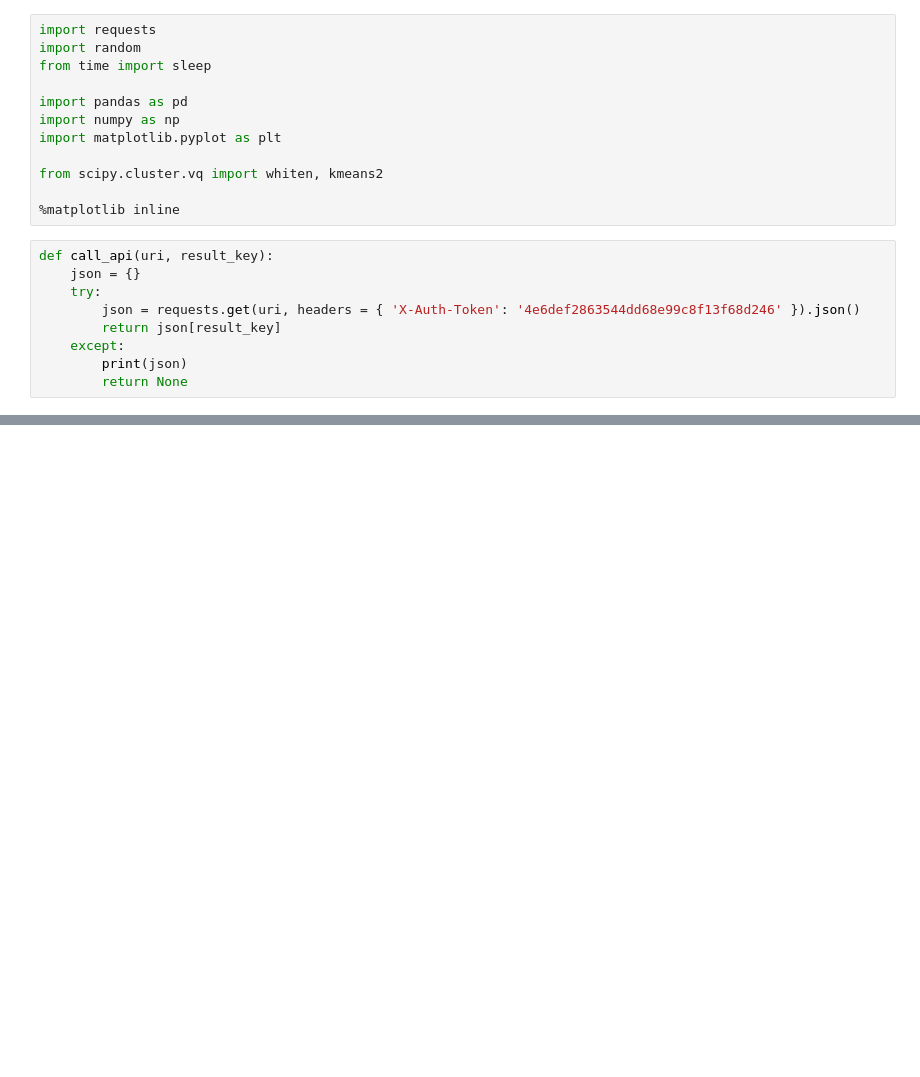
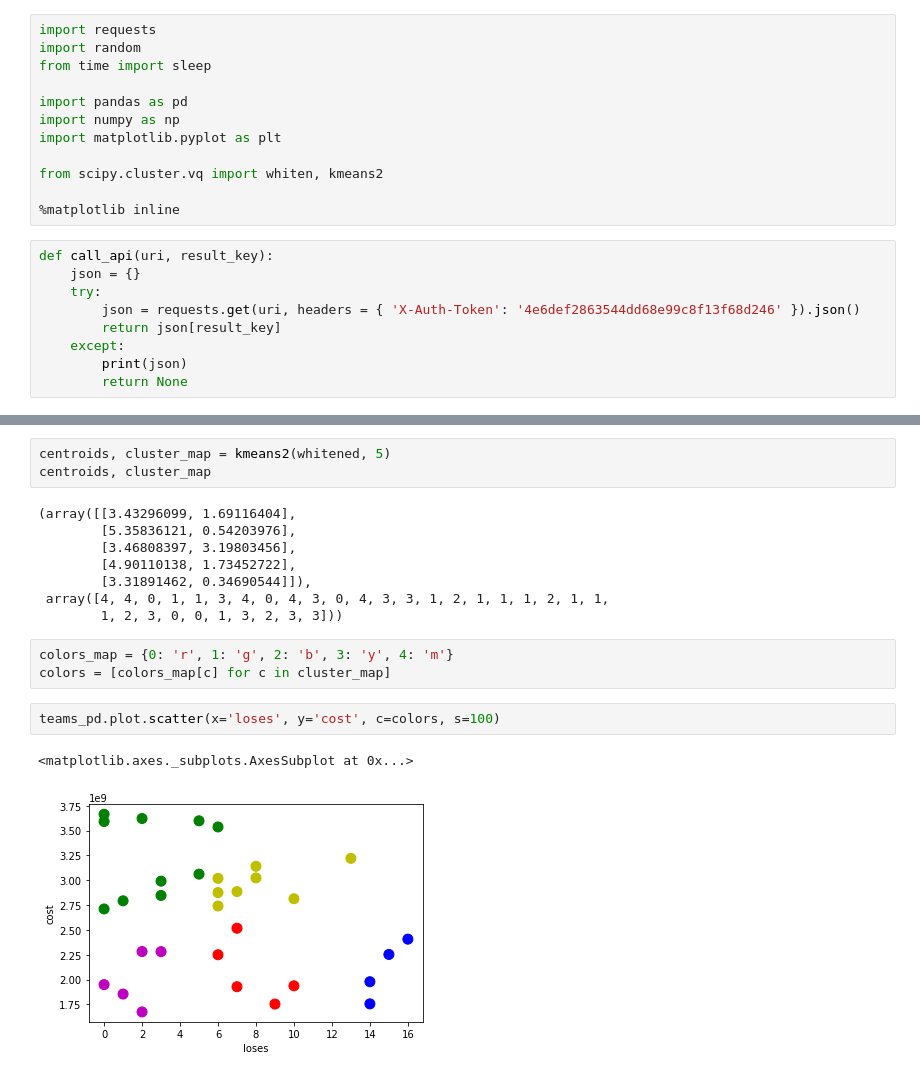
Before and after one commit to dbunina/py_15_4.3, a Jupyter notebook: py_15_4.3.ipynb, the cells around one changed output, grey strips where cells are left out. Drawn from its saved outputs; the diff is of its cells as text; blank space fills up the shorter version.

```diff
--- a/py_15_4.3.ipynb
+++ b/py_15_4.3.ipynb
@@ -87,0 +212,19 @@ Team "AS Monaco FC" costs 1769000000, played 44 games, had 10 loses
+# %%
+centroids, cluster_map = kmeans2(whitened, 5)
+centroids, cluster_map
+# %% [output]
+(array([[3.43296099, 1.69116404],
+        [5.35836121, 0.54203976],
+        [3.46808397, 3.19803456],
+        [4.90110138, 1.73452722],
+        [3.31891462, 0.34690544]]),
+ array([4, 4, 0, 1, 1, 3, 4, 0, 4, 3, 0, 4, 3, 3, 1, 2, 1, 1, 1, 2, 1, 1,
+        1, 2, 3, 0, 0, 1, 3, 2, 3, 3]))
+# %%
+colors_map = {0: 'r', 1: 'g', 2: 'b', 3: 'y', 4: 'm'}
+colors = [colors_map[c] for c in cluster_map]
+# %%
+teams_pd.plot.scatter(x='loses', y='cost', c=colors, s=100)
+# %% [output]
+<matplotlib.axes._subplots.AxesSubplot at 0x...>
+[figure, added]
```
Also changed, not shown: parts of 17 cells of this notebook.
